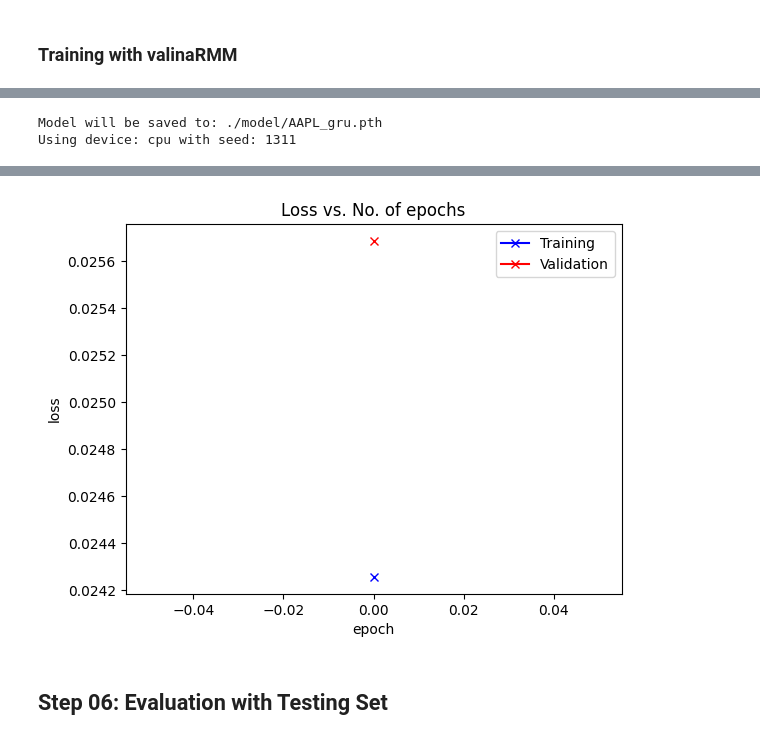
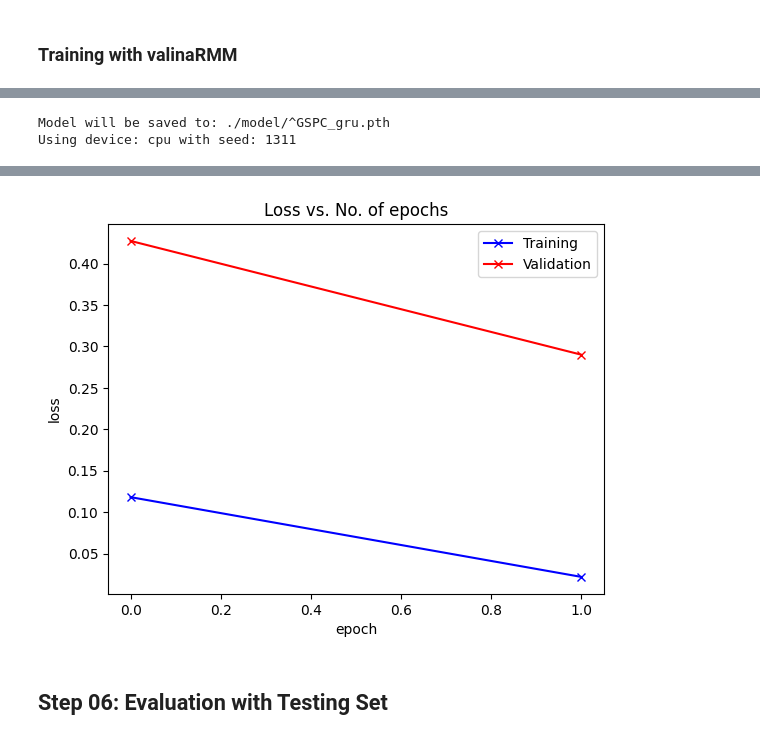
Before and after one commit to possakorn/UoA_DL_2023_3_PK, a Jupyter notebook: assignment03/Assignment03_v0.0.3.ipynb, the cells around one changed output, grey strips where cells are left out. Cells and saved outputs as stored; diff of their text form; code cells hidden in the pictures.

```diff
--- a/assignment03/Assignment03_v0.0.3.ipynb
+++ b/assignment03/Assignment03_v0.0.3.ipynb
@@ -130,7 +130,7 @@ from qlib.data import D
 # Fetch daily data for the indices
 def set_df():
     # select the index & Fleids
-    index_list  = ['AAPL']
+    index_list  = ['^GSPC']
     # index_list  = ['AAPL', 'MSFT']
     # fields = ['$close', '$volume', '$open', '$high', '$low']
     fields = ['$close']
@@ -215,9 +215,14 @@ def onehot_encode(df, onehot_columns):
     return ct.fit_transform(df)
 
 
-def onehot_encode_pd(df, col_name):
-    dummies = pd.get_dummies(df[col_name], prefix=col_name)
-    return pd.concat([df, dummies], axis=1).drop(columns=[col_name])
+from sklearn.compose import ColumnTransformer
+from sklearn.preprocessing import OneHotEncoder
+
+def onehot_encode_pd(df, cols):
+    for col in cols:
+        dummies = pd.get_dummies(df[col], prefix=col)
+
+    return pd.concat([df, dummies], axis=1).drop(columns=cols)
 
 # features: holidays
 from datetime import date
@@ -240,16 +245,15 @@ def add_feature(df):
                 .assign(day = df.index.day)
                 .assign(month = df.index.month)
                 .assign(day_of_week = df.index.dayofweek)
-                .assign(week_of_year = df.index.week)
+                .assign(week_of_year=df.index.isocalendar().week)
               )
     df = generate_time_lags(df, [7,14,30,60])
 
     df = add_holiday_col(df, us_holidays)
-    # onehot_columns = ['month','day','day_of_week','week_of_year']
-    # df = onehot_encode(df, onehot_columns)
-    # df_feature = onehot_encode_pd(df, onehot_columns)
+    df = onehot_encode_pd(df, ['month','day','day_of_week','week_of_year'])
     return df
 
 df_feature = add_feature(df)
-print(df_feature.head(3))
+df_feature
+# print(df_feature.head(3))
 # %% [output]
@@ -692,9 +698,10 @@ model_params = {'input_dim': input_dim,
                 'dropout_prob' : dropout}
 
 # Set up the training hyperparameter
-num_epochs = 15
-learning_rate = 1e-6
-weight_decay = 1e-4
+num_epochs = 50
+learning_rate = 1e-5
+weight_decay = 1e-3
+momentum=0.9
 dataset = index_list[0]
 # %% [markdown]
 ### Training with valinaRMM
@@ -800,12 +813,14 @@ model_name = 'gru'
 model = get_model(model_name, model_params)
 
 # optimizer and loss
-# optimizer = optim.SGD(model.parameters(), lr=0.0001, momentum=0.9, weight_decay=0.001)
+# optimizer = optim.SGD(model.parameters(), lr=learning_rate, momentum=momentum, weight_decay=weight_decay)
 optimizer = torch.optim.Adam(model.parameters(),lr=learning_rate, weight_decay=weight_decay)
 criterion = nn.MSELoss()
 
-from torch.optim.lr_scheduler import CosineAnnealingLR
-scheduler = CosineAnnealingLR(optimizer, T_max=50, eta_min=0)
+from torch.optim.lr_scheduler import CosineAnnealingLR, ExponentialLR
+# scheduler = CosineAnnealingLR(optimizer, T_max=50, eta_min=0)
+scheduler = ExponentialLR(optimizer, gamma=0.95)
+
 
 
 gru_results = train_network(model,
@@ -822,5 +837,5 @@ gru_results = train_network(model,
                             )
 plot_loss(gru_results['train_loss'], gru_results['val_loss'])
 # %% [output]
-Model will be saved to: ./model/AAPL_gru.pth
+Model will be saved to: ./model/^GSPC_gru.pth
 Using device: cpu with seed: 1311
@@ -832,4 +850,4 @@ Test Loss: 1.5609
-[figure, old version]
+[figure, new version]
 # %% [markdown]
 ## Step 06: Evaluation with Testing Set
 # %% [markdown]
```
Also changed, not shown: parts of 10 cells of this notebook.
